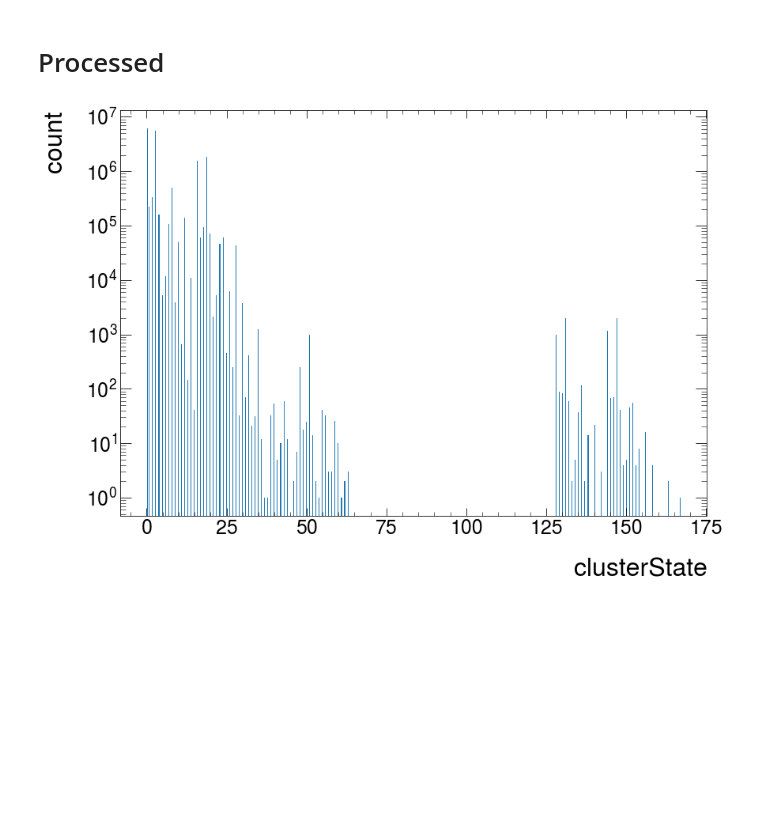
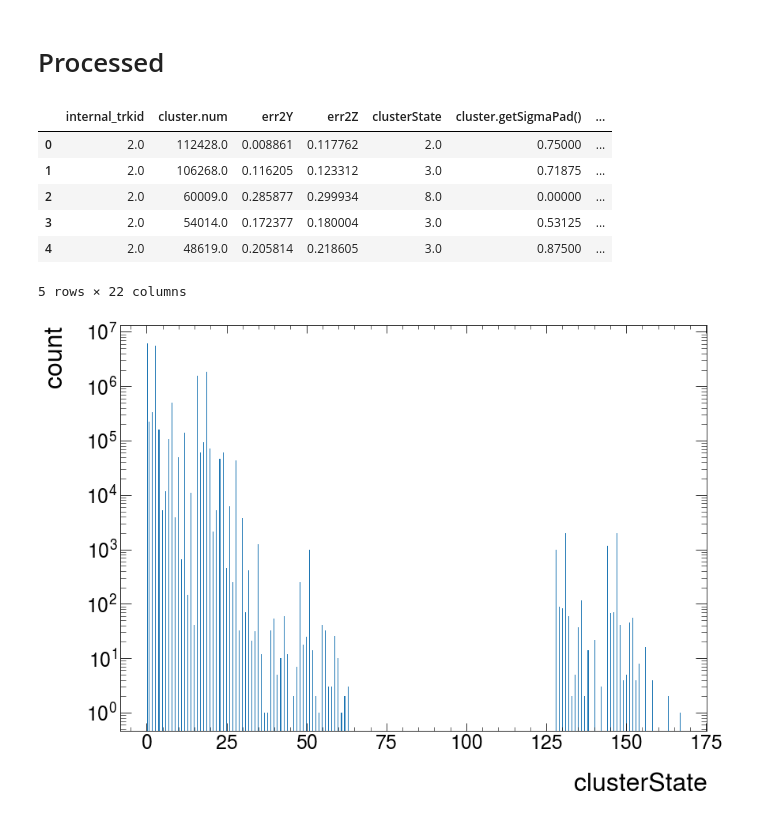
Before and after one commit to ChSonnabend/CERN-Fellowship, a Jupyter notebook: scripts/clusterErrorParametrization/ClusterErrorParameterization.ipynb, the cells around one changed output. Cells and saved outputs as stored; diff of their text form; code cells hidden in the pictures; blank space fills up the shorter version.

```diff
--- a/scripts/clusterErrorParametrization/ClusterErrorParameterization.ipynb
+++ b/scripts/clusterErrorParametrization/ClusterErrorParameterization.ipynb
@@ -76,7 +78,17 @@ latest_clusters.to_csv("/lustre/alice/users/csonnab/PhD/jobs/clusterization/QA/o
 # %% [markdown]
 # Processed
 # %%
-test = pd.read_csv("/lustre/alice/users/csonnab/PhD/jobs/clusterization/QA/output/24012026_PbPb_aMC_24arp2_559843_newTracking_clusterError/gpu_cf/reco/latest_clusters.csv")
+test = pd.read_csv("/scratch/csonnabe/PhD/jobs/clusterization/NN/data/output/08022026_clusterErrorParameterization/latest_clusters.csv")
+# %%
+test.head()
+# %% [output]
+|  | internal_trkid | cluster.num | err2Y | err2Z | clusterState | cluster.getSigmaPad() | ... |
+| 0 | 2.0 | 112428.0 | 0.008861 | 0.117762 | 2.0 | 0.75000 | ... |
+| 1 | 2.0 | 106268.0 | 0.116205 | 0.123312 | 3.0 | 0.71875 | ... |
+| 2 | 2.0 | 60009.0 | 0.285877 | 0.299934 | 8.0 | 0.00000 | ... |
+| 3 | 2.0 | 54014.0 | 0.172377 | 0.180004 | 3.0 | 0.53125 | ... |
+| 4 | 2.0 | 48619.0 | 0.205814 | 0.218605 | 3.0 | 0.87500 | ... |
+5 rows × 22 columns
 # %%
 clusterStates = test["clusterState"].to_numpy()
 plt.hist(clusterStates, align='mid', rwidth=0.8, bins=500)
```
Also changed, not shown: parts of 10 cells of this notebook, 4 other files.
